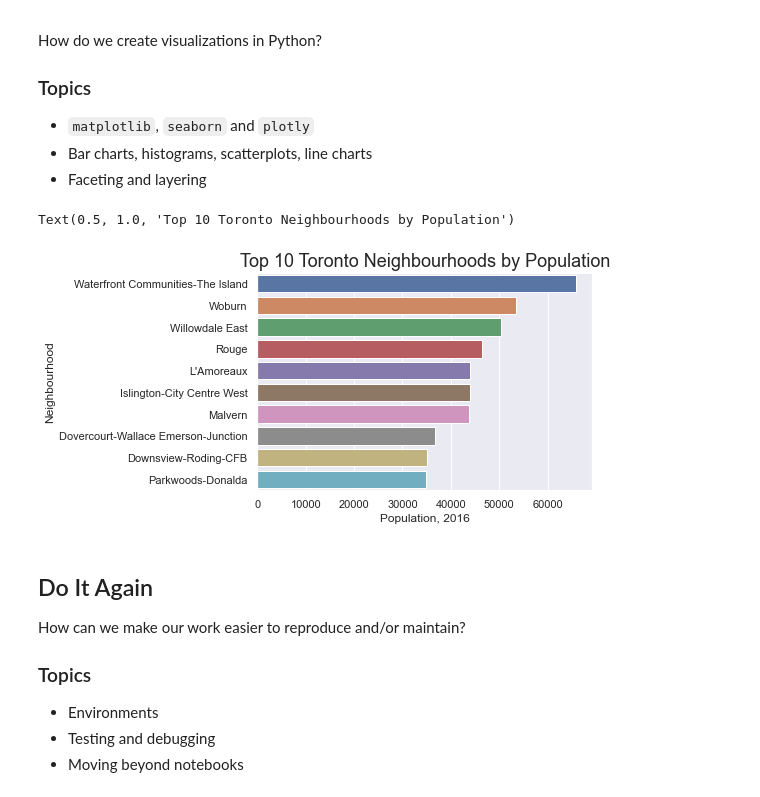
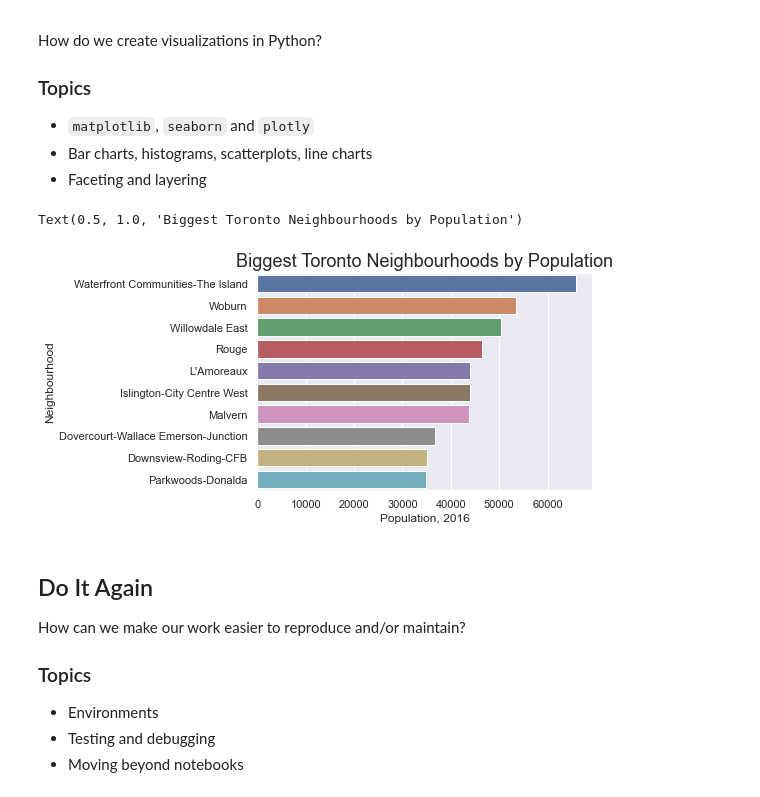
Before and after one commit to amfz/dsi-python-workshop, a Jupyter notebook: 01-slides/00_hello_python.ipynb, the cells around one changed output. Saved outputs shown, nothing was run; the diff lists cells and outputs as text; code cells hidden in the pictures.

```diff
--- a/01-slides/00_hello_python.ipynb
+++ b/01-slides/00_hello_python.ipynb
@@ -259,16 +259,16 @@ neighbourhoods = neighbourhoods.sort_values(by='Population, 2016', ascending=Fal
 # %%
 import seaborn as sns
 
 sns.set_theme()
 
 (sns.barplot(data=neighbourhoods.head(10),
             y='Neighbourhood',
             x='Population, 2016')
-    .set_title('Top 10 Toronto Neighbourhoods by Population',
+    .set_title('Biggest Toronto Neighbourhoods by Population',
               fontdict={'fontsize': 18}))
 # %% [output]
-Text(0.5, 1.0, 'Top 10 Toronto Neighbourhoods by Population')
+Text(0.5, 1.0, 'Biggest Toronto Neighbourhoods by Population')
-[figure, old version]
+[figure, new version]
 # %% [markdown]
 ## Do It Again
 
```
Also changed, not shown: 14 other files.
